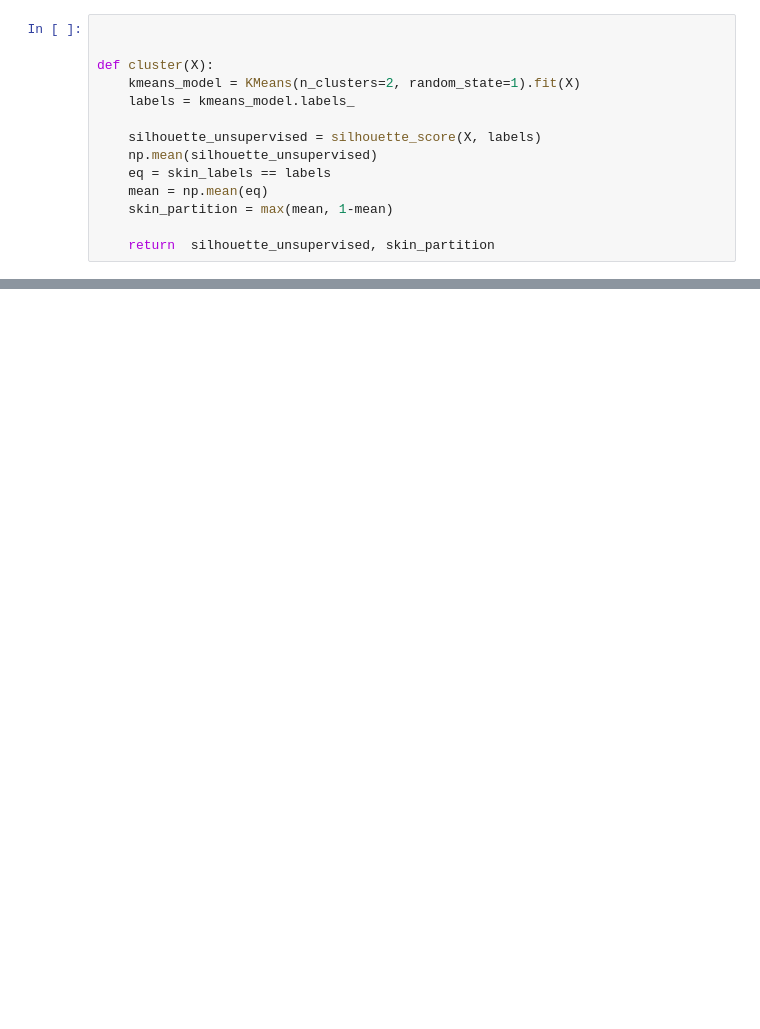
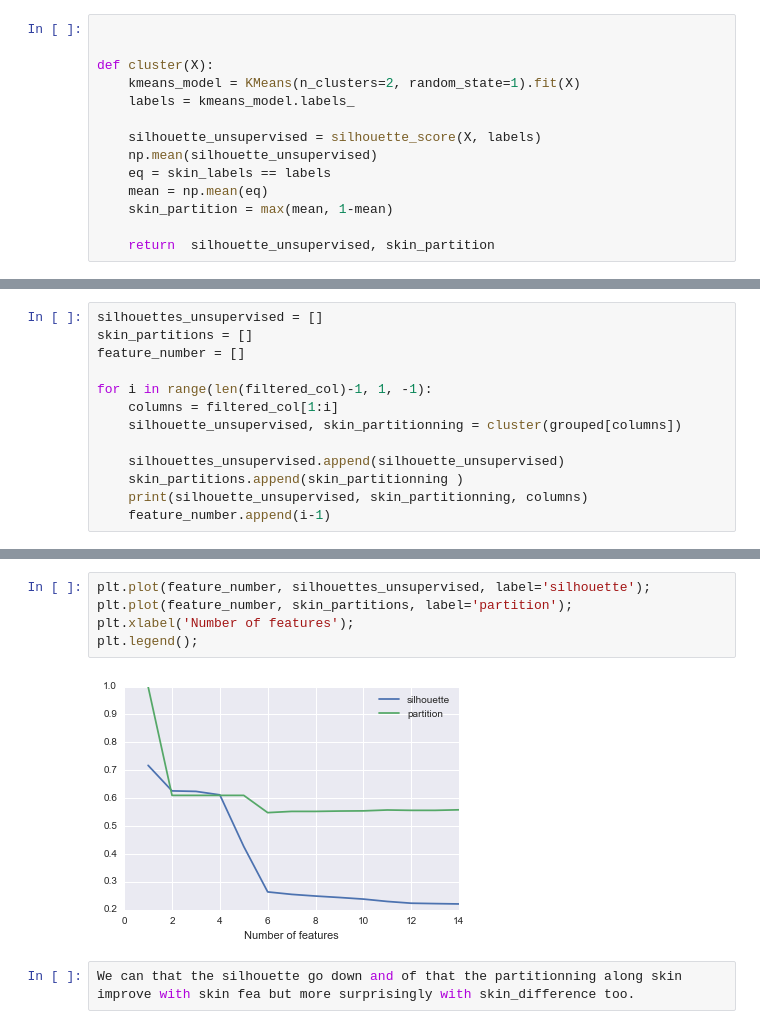
Before and after one commit to semplea/adaepfl-hw, a Jupyter notebook: 04 - Applied ML/nb.ipynb, the cells around one changed output, grey strips where cells are left out. Drawn from its saved outputs; the diff is of its cells as text; blank space fills up the shorter version.

```diff
--- a/04 - Applied ML/nb.ipynb
+++ b/04 - Applied ML/nb.ipynb
@@ -499,0 +486,13 @@ plt.plot(feature_number, skin_partitions);
+# %%
+silhouettes_unsupervised = []
+skin_partitions = []
+feature_number = []
+
+for i in range(len(filtered_col)-1, 1, -1):
+    columns = filtered_col[1:i]
+    silhouette_unsupervised, skin_partitionning = cluster(grouped[columns])
+
+    silhouettes_unsupervised.append(silhouette_unsupervised)
+    skin_partitions.append(skin_partitionning )
+    print(silhouette_unsupervised, skin_partitionning, columns)
+    feature_number.append(i-1)
@@ -499,0 +514,9 @@ plt.plot(feature_number, skin_partitions);
+# %%
+plt.plot(feature_number, silhouettes_unsupervised, label='silhouette');
+plt.plot(feature_number, skin_partitions, label='partition');
+plt.xlabel('Number of features');
+plt.legend();
+# %% [output]
+[figure, added]
+# %%
+We can that the silhouette go down and of that the partitionning along skin improve with skin fea but more surprisingly with skin_difference too.
```
Also changed, not shown: parts of 14 cells of this notebook.
